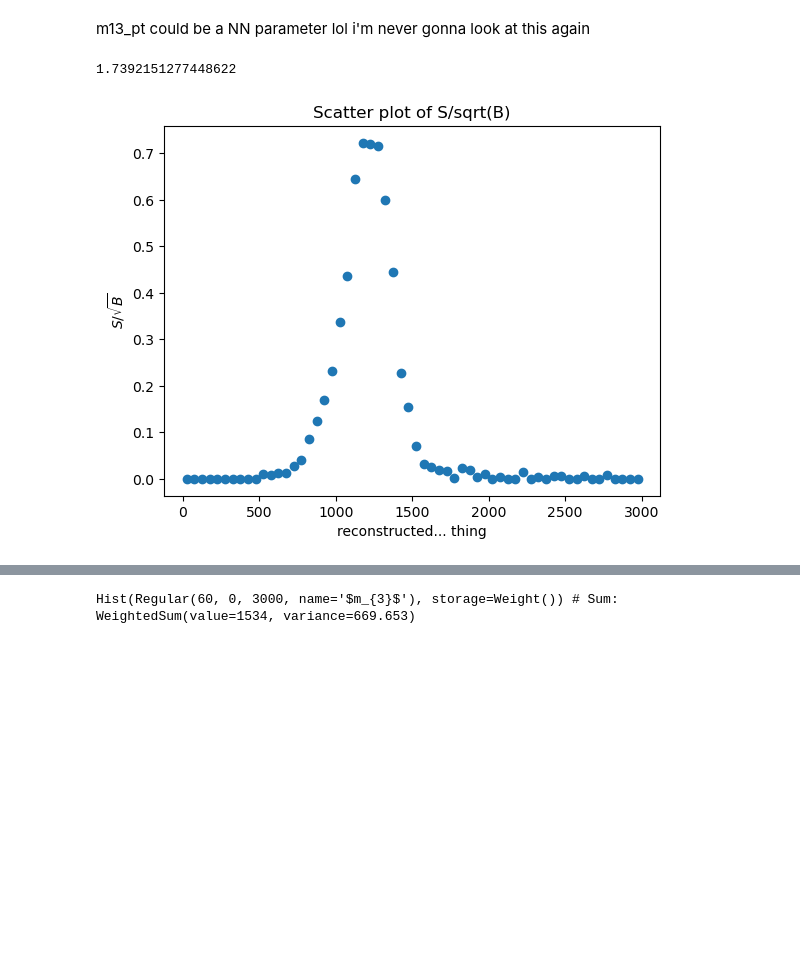
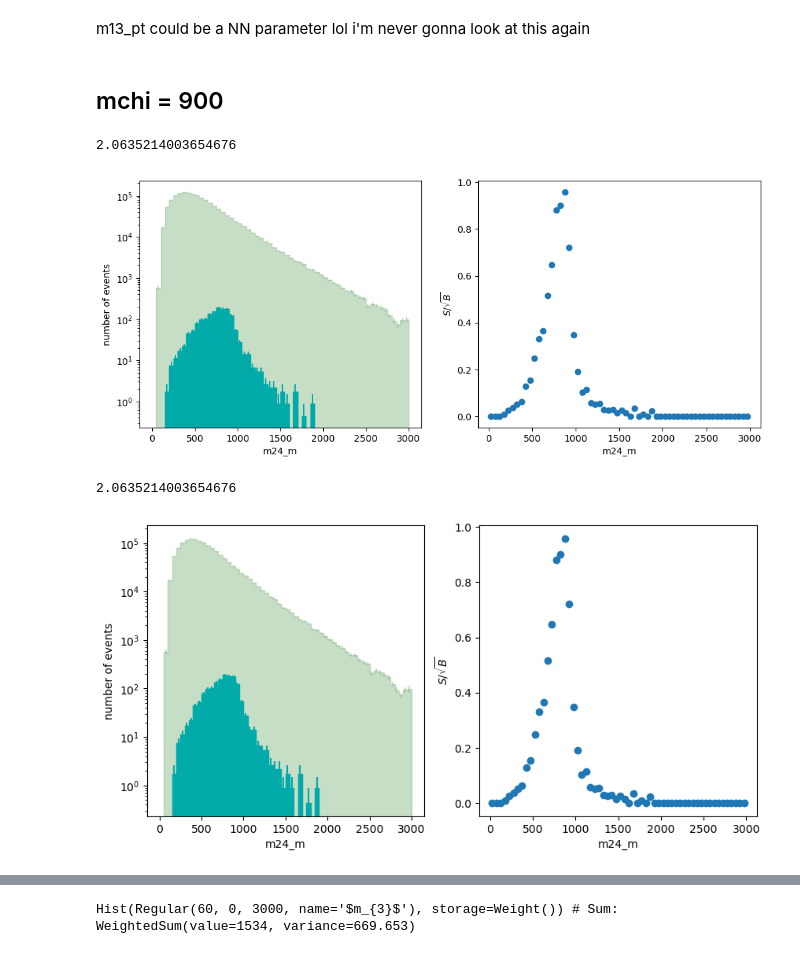
Before and after one commit to UMN-CMS/SingleStopCoffea, a Jupyter notebook: analyzer_test.ipynb, the cells around one changed output, grey strips where cells are left out. Cells and saved outputs as stored; diff of their text form; code cells hidden in the pictures; blank space fills up the shorter version.

```diff
--- a/analyzer_test.ipynb
+++ b/analyzer_test.ipynb
@@ -11,0 +10,4 @@ from analyzer.core import AnalysisResult
+# %%
+def L2_norm(values):
+    sum_of_squares = np.sum(np.power(values, 2))
+    return np.sqrt(sum_of_squares)
@@ -20,7 +51,7 @@ s
 # %% [output]
 SampleManager(sets={'TTToHadronic2018': TTToHadronic2018, 'DataSingleMuon2016': DataSingleMuon2016, 'Skim_QCDInclusive2018_HT300to500': Skim_QCDInclusive2018_HT300to500, 'Skim_QCDInclusive2018_HT500to ...
 # %%
-a = AnalysisResult.fromFile("myoutput.pkl")
+a = AnalysisResult.fromFile("output_1500_900.pkl")
 # %% [markdown]
 m13_pt could be a NN parameter lol i'm never gonna look at this again
 # %%
@@ -36,20 +59,12 @@ def L2_norm(set):
-# %%
-def s_over_root_b(signal_hist, background_hist):
-    signal_data = signal_hist.to_numpy()[0]
-    background_data, edges = background_hist.to_numpy()
-    sqrt_b = np.sqrt(background_data)
-    result = np.nan_to_num(signal_data/sqrt_b)
-
-    fig, ax = plt.subplots()
-    bin_centers = (edges[:-1] + edges[1:])/2
-    ax.set_xlabel("reconstructed... thing")
-    ax.set_ylabel("$S/\sqrt{B}$")
-    ax.set_title("Scatter plot of S/sqrt(B)")
-    plt.scatter(bin_centers, result)
-
-    return L2_norm(result)
+# %% [markdown]
+## mchi = 900
+# %%
+s_over_root_b("Skim_QCDInclusive2018", "signal_312_1500_900", "m24_m")
+# %% [output]
+2.0635214003654676
+[figure, added]
 # %%
-s_over_root_b(hists["m13_m"]["signal_312_1500_900",...], hists["m13_m"]["Skim_QCDInclusive2018",...])
+s_over_root_b(hists["m24_m"]["signal_312_1500_900",...], hists["m24_m"]["Skim_QCDInclusive2018",...], "m24_m")
 # %% [output]
-1.7392151277448622
+2.0635214003654676
-[figure, old version]
+[figure, new version]
```
Also changed, not shown: parts of 24 cells of this notebook.
